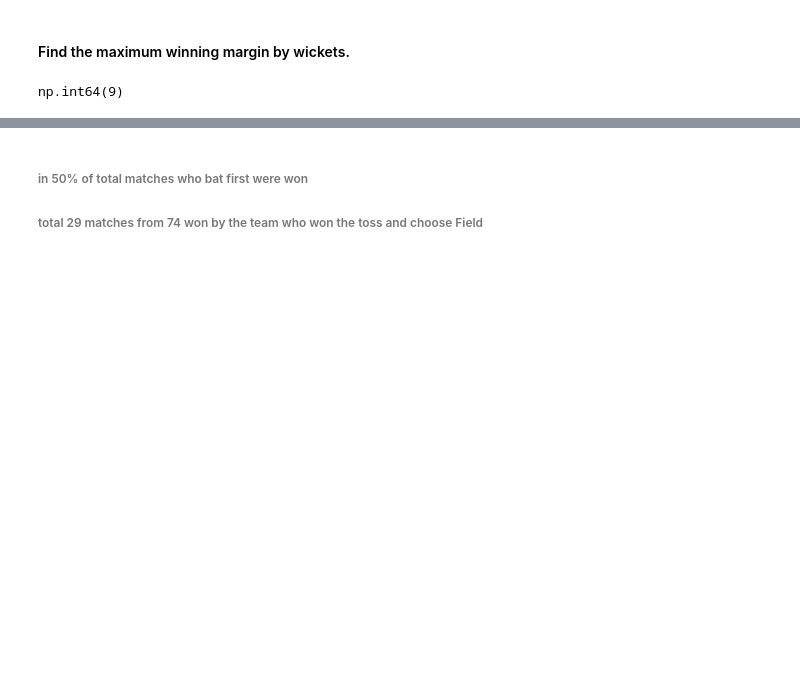
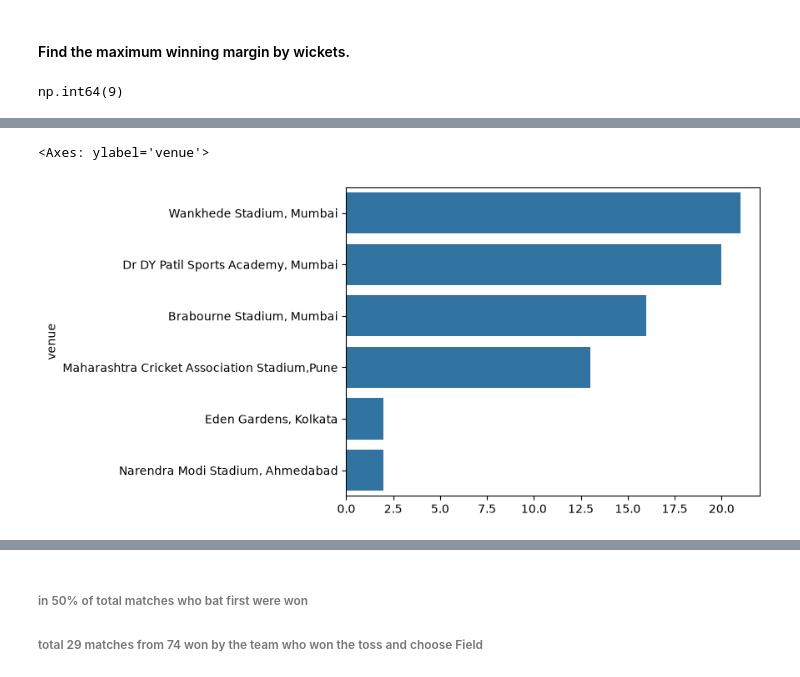
Before and after one commit to arypatel01/IPL_Data_Analysis, a Jupyter notebook: index.ipynb, the cells around one changed output, grey strips where cells are left out. Drawn from its saved outputs; the diff is of its cells as text; code cells hidden in the pictures; blank space fills up the shorter version.

```diff
--- a/index.ipynb
+++ b/index.ipynb
@@ -302,0 +357,6 @@ np.int64(9)
+# %%
+match = df['venue'].value_counts()
+sns.barplot(y=match.index , x=match.values)
+# %% [output]
+<Axes: ylabel='venue'>
+[figure, added]
```
Also changed, not shown: parts of 16 cells of this notebook.
